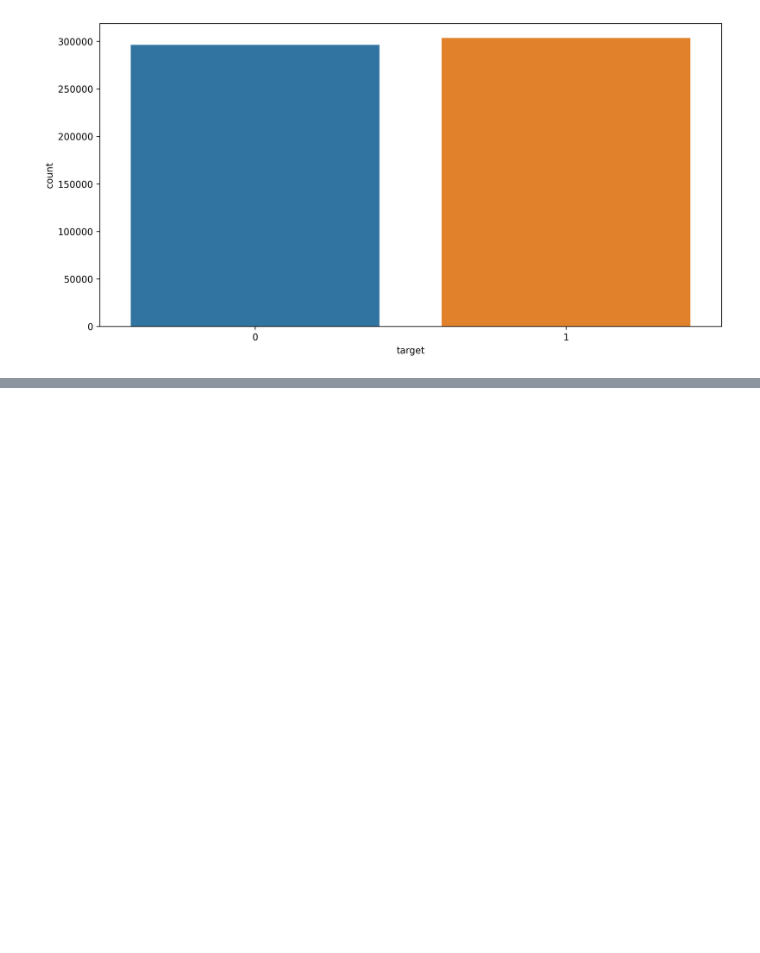
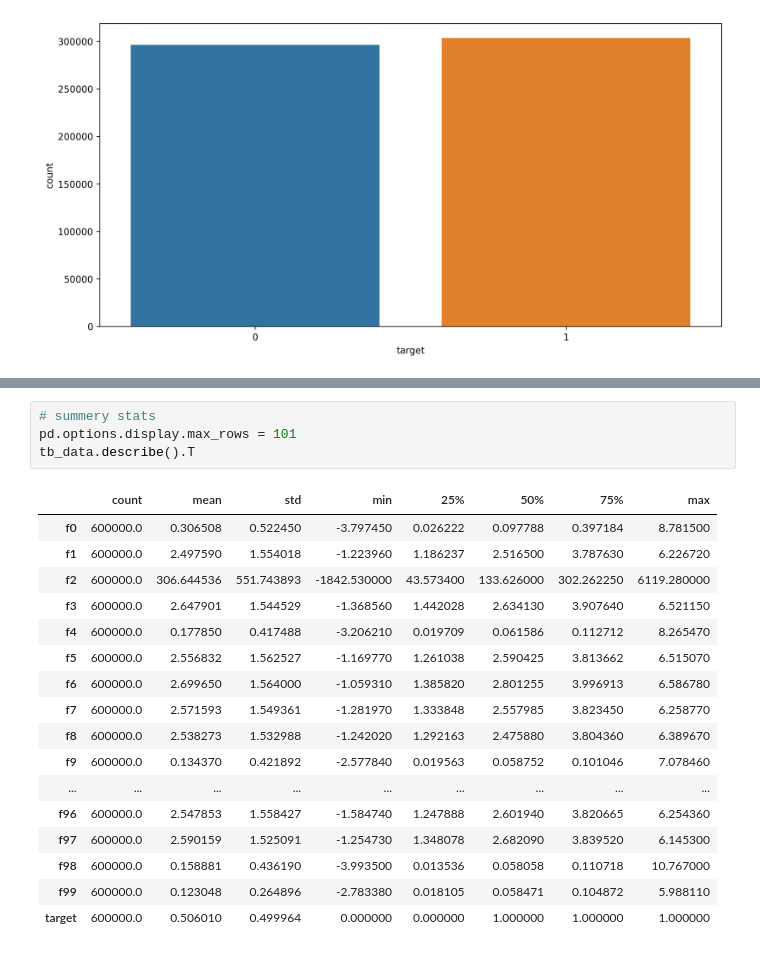
Before and after one commit to ashen007/Tabular-series-Nov-2021, a Jupyter notebook: notebooks/examine data.ipynb, the cells around one changed output, grey strips where cells are left out. Cells and saved outputs as stored; diff of their text form; blank space fills up the shorter version.

Commit message:
summery statistics about training data

```diff
--- a/notebooks/examine data.ipynb
+++ b/notebooks/examine data.ipynb
@@ -126,3 +126,25 @@ for i in range(len(axes_4)):
 plt.show()
 # %% [output]
 [figure]
+# %%
+# summery stats
+pd.options.display.max_rows = 101
+tb_data.describe().T
+# %% [output]
+|  | count | mean | std | min | 25% | 50% | 75% | max |
+| f0 | 600000.0 | 0.306508 | 0.522450 | -3.797450 | 0.026222 | 0.097788 | 0.397184 | 8.781500 |
+| f1 | 600000.0 | 2.497590 | 1.554018 | -1.223960 | 1.186237 | 2.516500 | 3.787630 | 6.226720 |
+| f2 | 600000.0 | 306.644536 | 551.743893 | -1842.530000 | 43.573400 | 133.626000 | 302.262250 | 6119.280000 |
+| f3 | 600000.0 | 2.647901 | 1.544529 | -1.368560 | 1.442028 | 2.634130 | 3.907640 | 6.521150 |
+| f4 | 600000.0 | 0.177850 | 0.417488 | -3.206210 | 0.019709 | 0.061586 | 0.112712 | 8.265470 |
+| f5 | 600000.0 | 2.556832 | 1.562527 | -1.169770 | 1.261038 | 2.590425 | 3.813662 | 6.515070 |
+| f6 | 600000.0 | 2.699650 | 1.564000 | -1.059310 | 1.385820 | 2.801255 | 3.996913 | 6.586780 |
+| f7 | 600000.0 | 2.571593 | 1.549361 | -1.281970 | 1.333848 | 2.557985 | 3.823450 | 6.258770 |
+| f8 | 600000.0 | 2.538273 | 1.532988 | -1.242020 | 1.292163 | 2.475880 | 3.804360 | 6.389670 |
+| f9 | 600000.0 | 0.134370 | 0.421892 | -2.577840 | 0.019563 | 0.058752 | 0.101046 | 7.078460 |
+| ... | ... | ... | ... | ... | ... | ... | ... | ... |
+| f96 | 600000.0 | 2.547853 | 1.558427 | -1.584740 | 1.247888 | 2.601940 | 3.820665 | 6.254360 |
+| f97 | 600000.0 | 2.590159 | 1.525091 | -1.254730 | 1.348078 | 2.682090 | 3.839520 | 6.145300 |
+| f98 | 600000.0 | 0.158881 | 0.436190 | -3.993500 | 0.013536 | 0.058058 | 0.110718 | 10.767000 |
+| f99 | 600000.0 | 0.123048 | 0.264896 | -2.783380 | 0.018105 | 0.058471 | 0.104872 | 5.988110 |
+| target | 600000.0 | 0.506010 | 0.499964 | 0.000000 | 0.000000 | 1.000000 | 1.000000 | 1.000000 |
```
